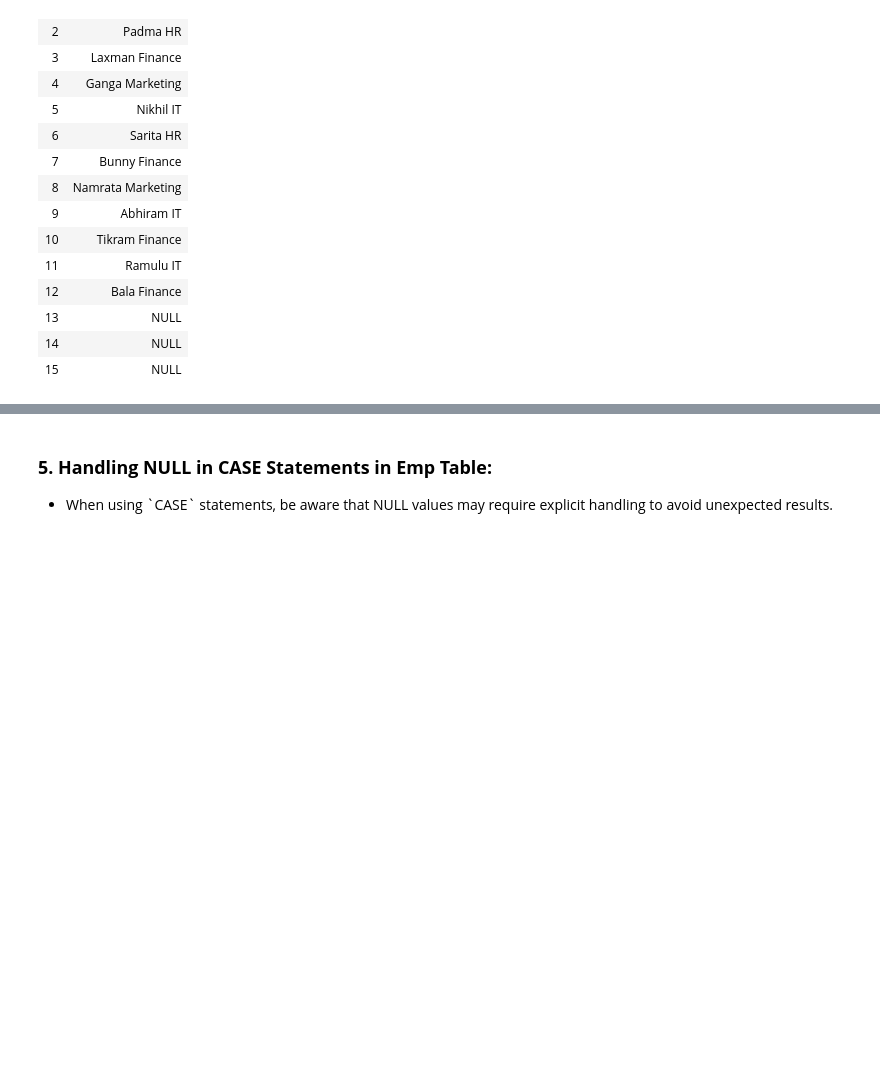
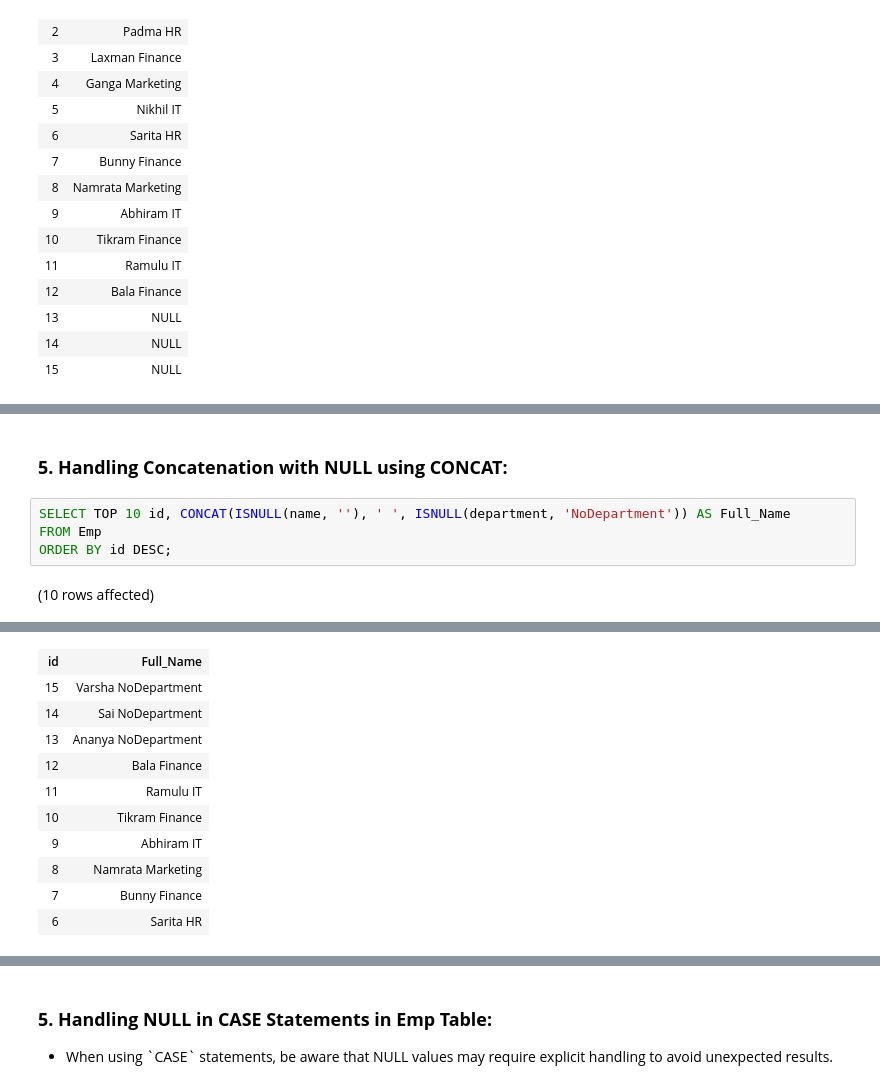
Before and after one commit to rathodlaxman/DataScienceLearnersHub-SQL, a Jupyter notebook: DSLH-UnderstandingNULL.ipynb, the cells around one changed output, grey strips where cells are left out. Drawn from its saved outputs; the diff is of its cells as text; blank space fills up the shorter version.

```diff
--- a/DSLH-UnderstandingNULL.ipynb
+++ b/DSLH-UnderstandingNULL.ipynb
@@ -216,0 +228,8 @@ Total execution time: 00:00:00.030
+# %% [markdown]
+### **5. Handling Concatenation with NULL using CONCAT:**
+# %%
+SELECT TOP 10 id, CONCAT(ISNULL(name, ''), ' ', ISNULL(department, 'NoDepartment')) AS Full_Name
+FROM Emp
+ORDER BY id DESC;
+# %% [output]
+(10 rows affected)
@@ -216,0 +237,11 @@ Total execution time: 00:00:00.030
+| id | Full_Name |
+| 15 | Varsha NoDepartment |
+| 14 | Sai NoDepartment |
+| 13 | Ananya NoDepartment |
+| 12 | Bala Finance |
+| 11 | Ramulu IT |
+| 10 | Tikram Finance |
+| 9 | Abhiram IT |
+| 8 | Namrata Marketing |
+| 7 | Bunny Finance |
+| 6 | Sarita HR |
```
Also changed, not shown: parts of 17 cells of this notebook, 1 other file.
